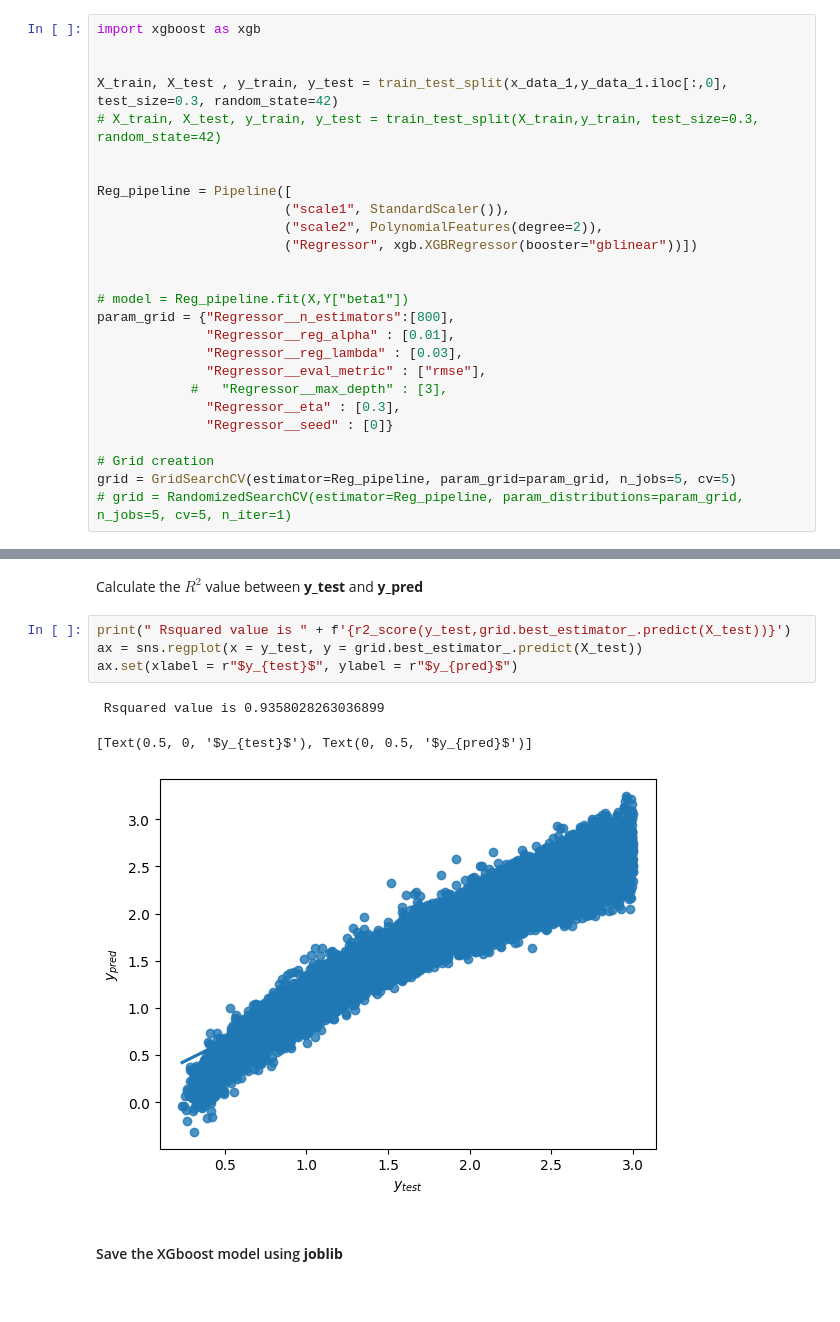
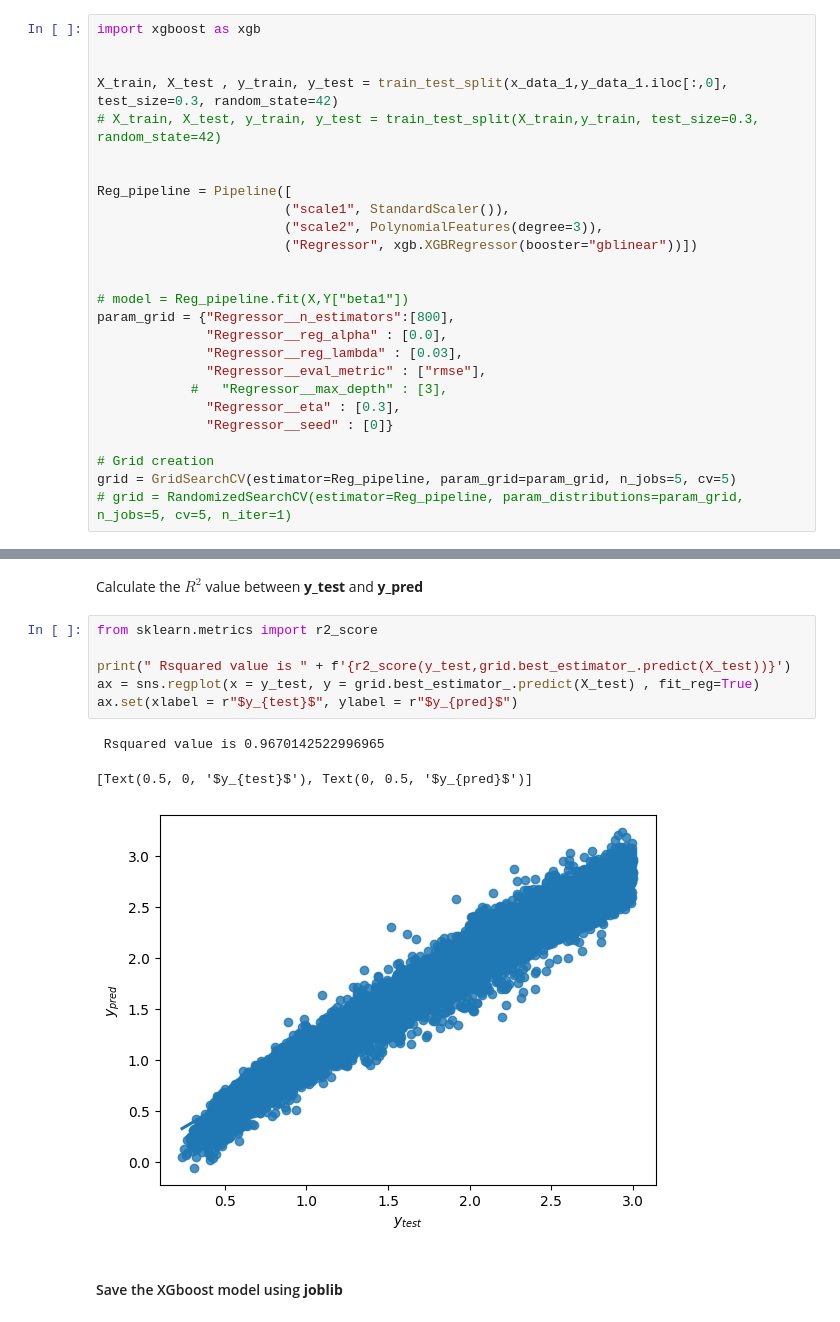
Before and after one commit to FBrownp/ML-geo, a Jupyter notebook: research/model_training.ipynb, the cells around one changed output, grey strips where cells are left out. Cells and saved outputs as stored; diff of their text form.

```diff
--- a/research/model_training.ipynb
+++ b/research/model_training.ipynb
@@ -168,13 +142,13 @@ X_train, X_test , y_train, y_test = train_test_split(x_data_1,y_data_1.iloc[:,0]
 
 Reg_pipeline = Pipeline([
                         ("scale1", StandardScaler()),
-                        ("scale2", PolynomialFeatures(degree=2)),
+                        ("scale2", PolynomialFeatures(degree=3)),
                         ("Regressor", xgb.XGBRegressor(booster="gblinear"))])
 
 
 # model = Reg_pipeline.fit(X,Y["beta1"])
 param_grid = {"Regressor__n_estimators":[800],
-              "Regressor__reg_alpha" : [0.01],
+              "Regressor__reg_alpha" : [0.0],
               "Regressor__reg_lambda" : [0.03],
               "Regressor__eval_metric" : ["rmse"],
             #   "Regressor__max_depth" : [3],
@@ -235,13 +208,15 @@ From the beeswarm plot it can be observed the same effect as in waterfall plot,
 # %% [markdown]
 Calculate the $R^2$ value between <b>y_test</b> and <b>y_pred</b>
 # %%
+from sklearn.metrics import r2_score
+
 print(" Rsquared value is " + f'{r2_score(y_test,grid.best_estimator_.predict(X_test))}')
-ax = sns.regplot(x = y_test, y = grid.best_estimator_.predict(X_test))
+ax = sns.regplot(x = y_test, y = grid.best_estimator_.predict(X_test) , fit_reg=True)
 ax.set(xlabel = r"$y_{test}$", ylabel = r"$y_{pred}$")
 # %% [output]
- Rsquared value is 0.9358028263036899
+ Rsquared value is 0.9670142522996965
 [Text(0.5, 0, '$y_{test}$'), Text(0, 0.5, '$y_{pred}$')]
-[figure, old version]
+[figure, new version]
 # %% [markdown]
 #### Save the XGboost model using <b>joblib</b>
 # %%
```
Also changed, not shown: parts of 22 cells of this notebook, 5 other files.
